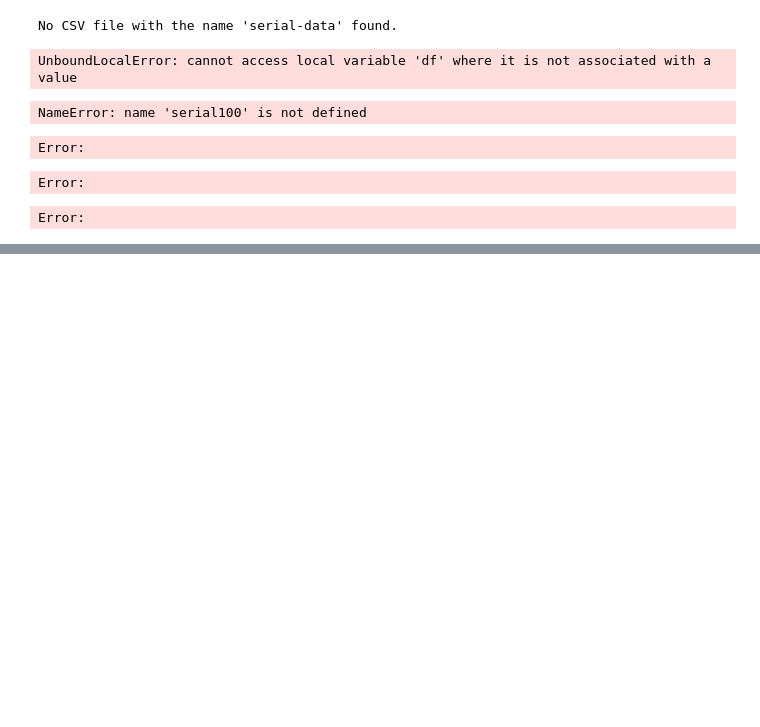
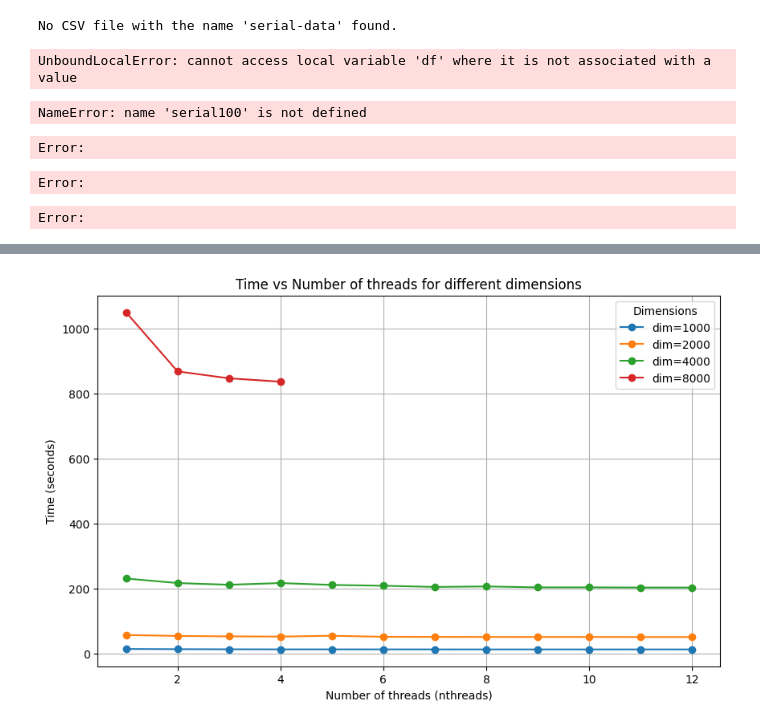
Before and after one commit to pettepiero/Foundations_of_HPC_2022, a Jupyter notebook: Assignment/exercise1/plots.ipynb, the cells around one changed output, grey strips where cells are left out. Drawn from its saved outputs; the diff is of its cells as text; code cells hidden in the pictures; blank space fills up the shorter version.

```diff
--- a/Assignment/exercise1/plots.ipynb
+++ b/Assignment/exercise1/plots.ipynb
@@ -139,0 +139,3 @@ Error:
+# %%
+data = pd.read_csv("./outputs/timings/openmp-scal-939929.csv")
+print(data)
@@ -139,0 +160,14 @@ Error:
+# %%
+plt.figure(figsize=(10,6))
+for dim in data["dim"].unique():
+    subset = data[data["dim"] == dim]
+    plt.plot(subset["nthreads"], subset["time"], marker="o", label=f"dim={dim}")
+
+plt.title("Time vs Number of threads for different dimensions")
+plt.xlabel("Number of threads (nthreads)")
+plt.ylabel("Time (seconds)")
+plt.legend(title="Dimensions")
+plt.grid(True)
+plt.show()
+# %% [output]
+[figure, added]
```
Also changed, not shown: parts of 3 cells of this notebook, 9 other files.
